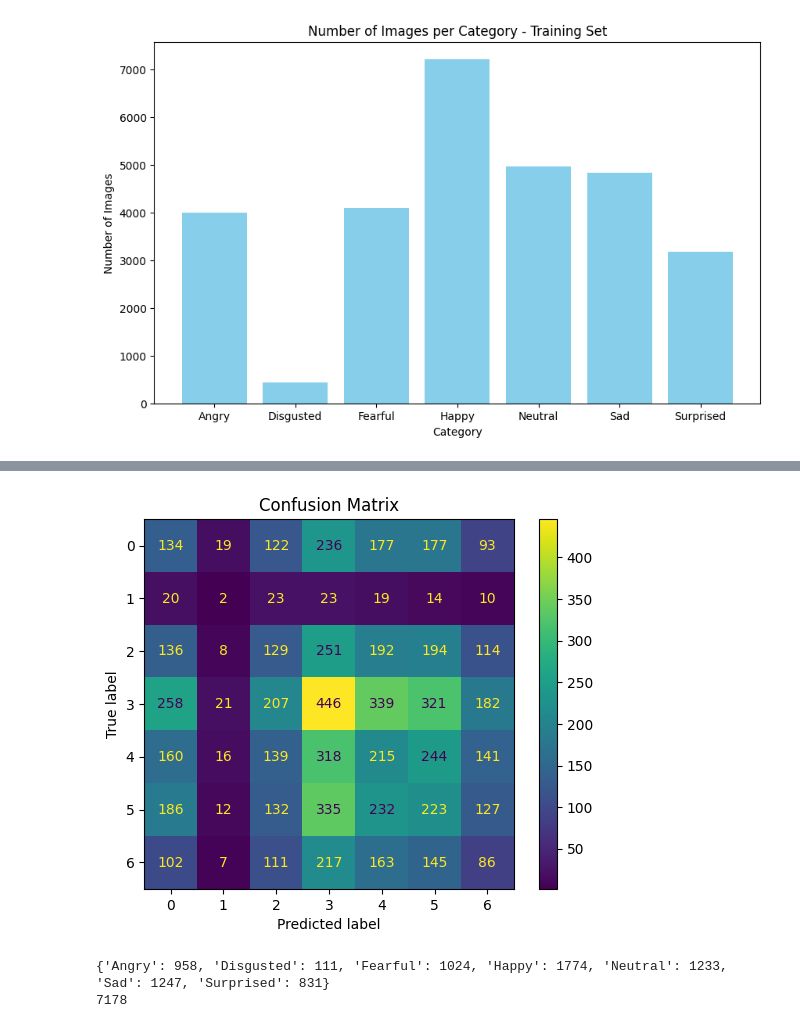
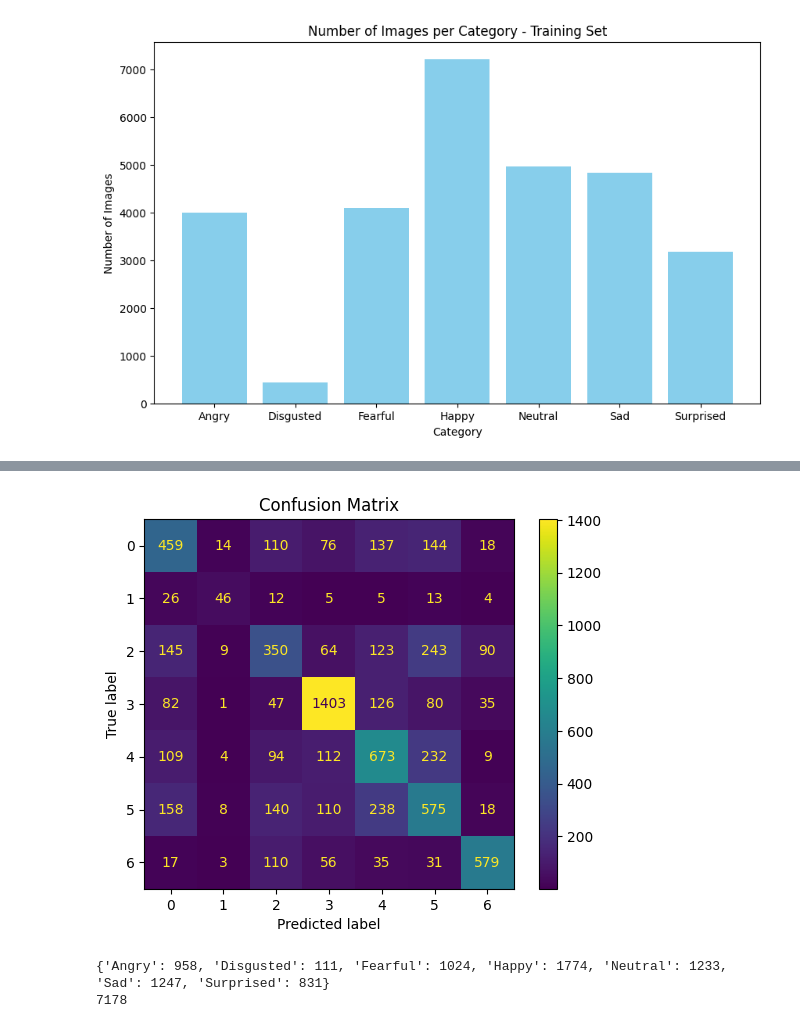
Before and after one commit to FedericoSantona/Project3, a Jupyter notebook: plots.ipynb, the cells around one changed output, grey strips where cells are left out. Cells and saved outputs as stored; diff of their text form; code cells hidden in the pictures.

```diff
--- a/plots.ipynb
+++ b/plots.ipynb
@@ -155,7 +155,7 @@ plt.show()
 28709
 [figure]
 # %%
-y_true_classes = [np.argmax(i) for i in test_labels]
+y_true_classes = [np.argmax(i) for i in t_test] #here was a mistake, it said test_labels
 # Load the best saved model
 best_model = load_model('final_CNN_model.h5')
 
@@ -185,4 +185,4 @@ Test loss: 1.4837162494659424
-[figure, old version]
+[figure, new version]
 # %%
 # Relative Confusion Matrix
 
```
Also changed, not shown: parts of 4 cells of this notebook, 2 other files.
